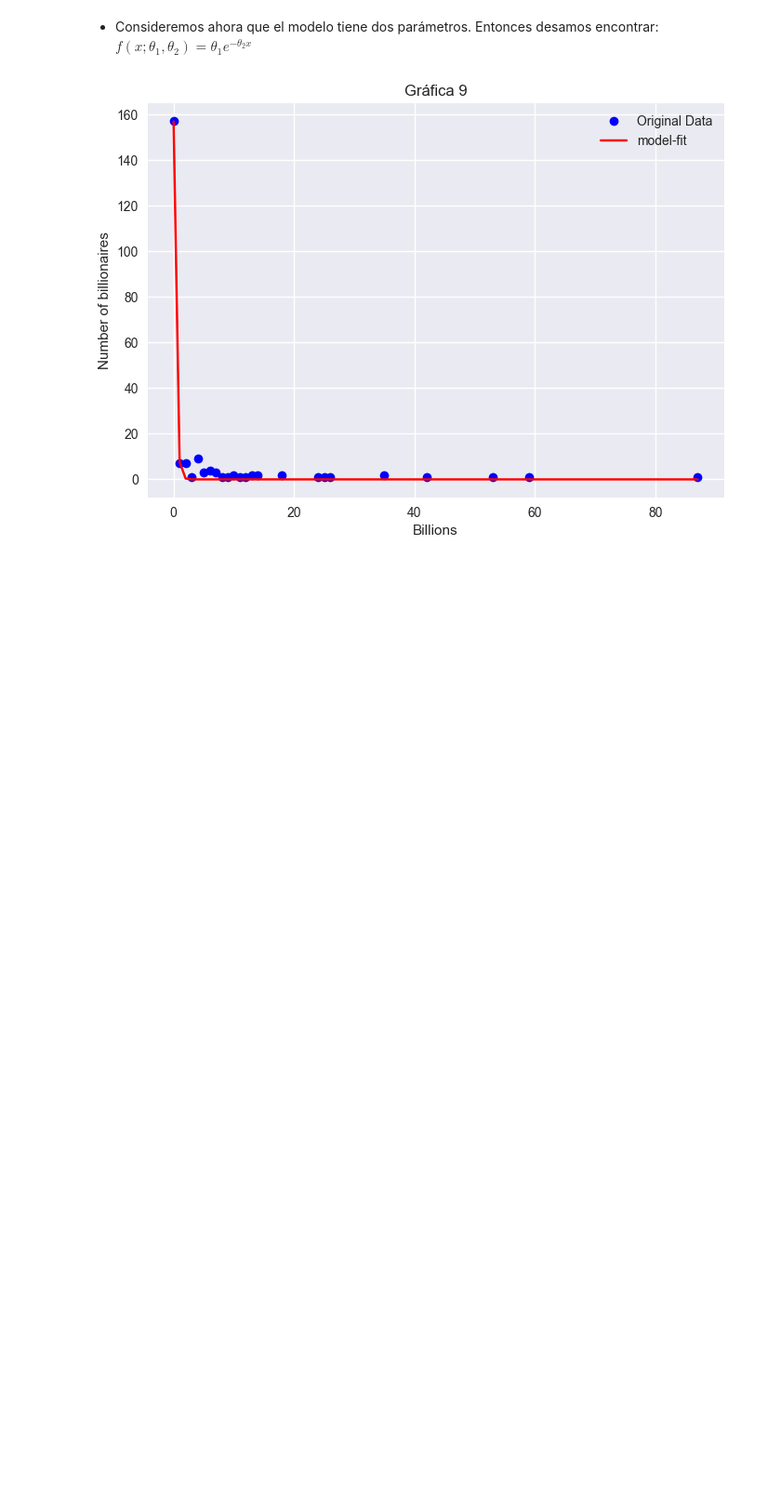
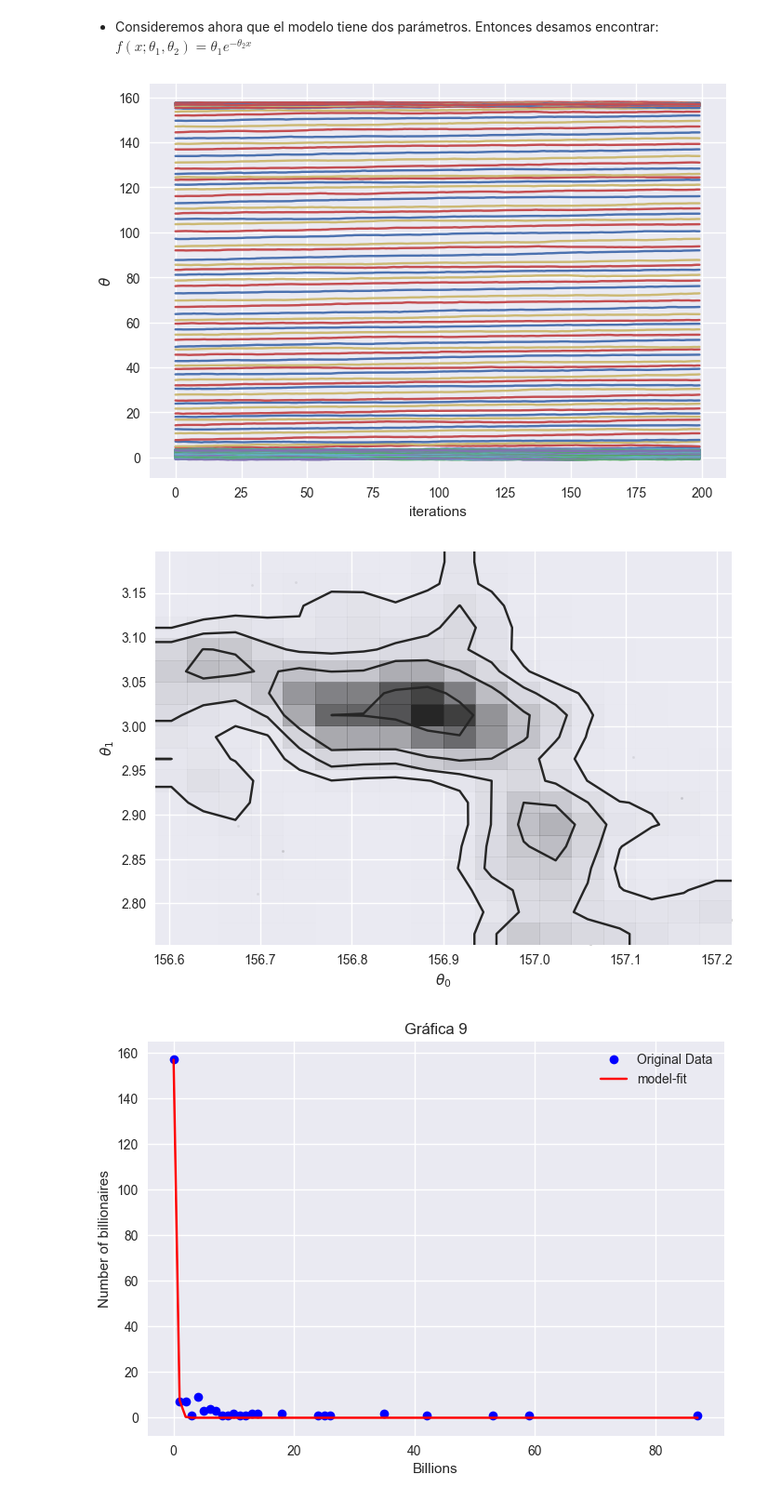
Before and after one commit to jzsmoreno/likelihood, a Jupyter notebook: examples/Optimization_Likelihood.ipynb, the cells around one changed output. Shown at 93% size. Saved outputs shown, nothing was run; the diff lists cells and outputs as text; code cells hidden in the pictures; blank space fills up the shorter version.

```diff
--- a/examples/Optimization_Likelihood.ipynb
+++ b/examples/Optimization_Likelihood.ipynb
@@ -368,22 +371,24 @@ theta = np.array([0.0, 0.0])
 # %%
 # Entrenamiento del modelo con 200 caminadores
 thetas, error = walkers(
     200,
     billions,
     numbillionaires,
     model_Billioners2,
     theta,
     None,
     0.01,
     200,
     0.1,
     1.0 * 10**-3,
     False,
-    figname=None,
 )
 n = np.where(error == min(error))[0][0]
 
 theta = np.array(thetas[n])
+# %% [output]
+[figure, added]
+[figure, added]
 # %%
 # Gráfica del modelo entrenado y un scatter de los puntos
 plt.plot(billions[0], numbillionaires, "bo", label="Original Data")
```
Also changed, not shown: parts of 3 cells of this notebook, 4 other files.
